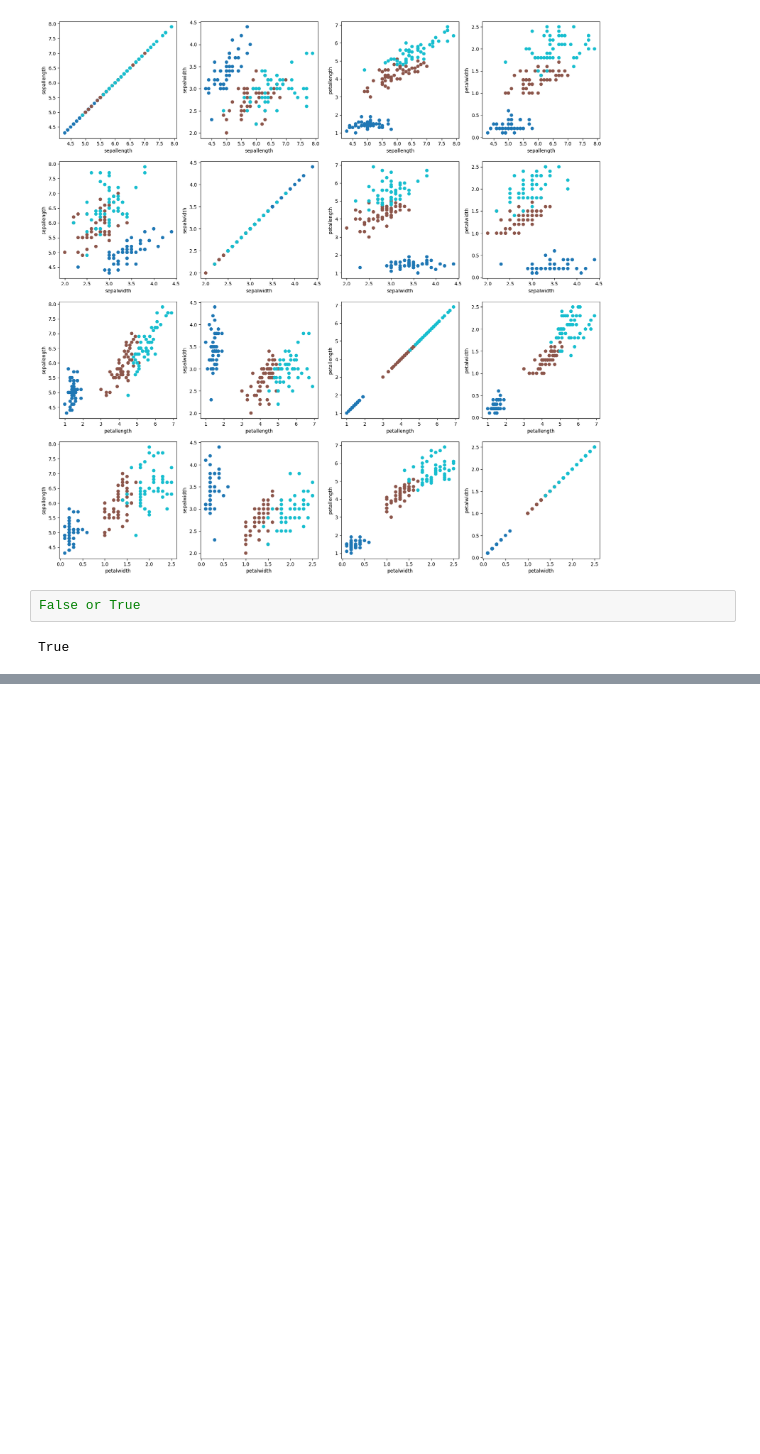
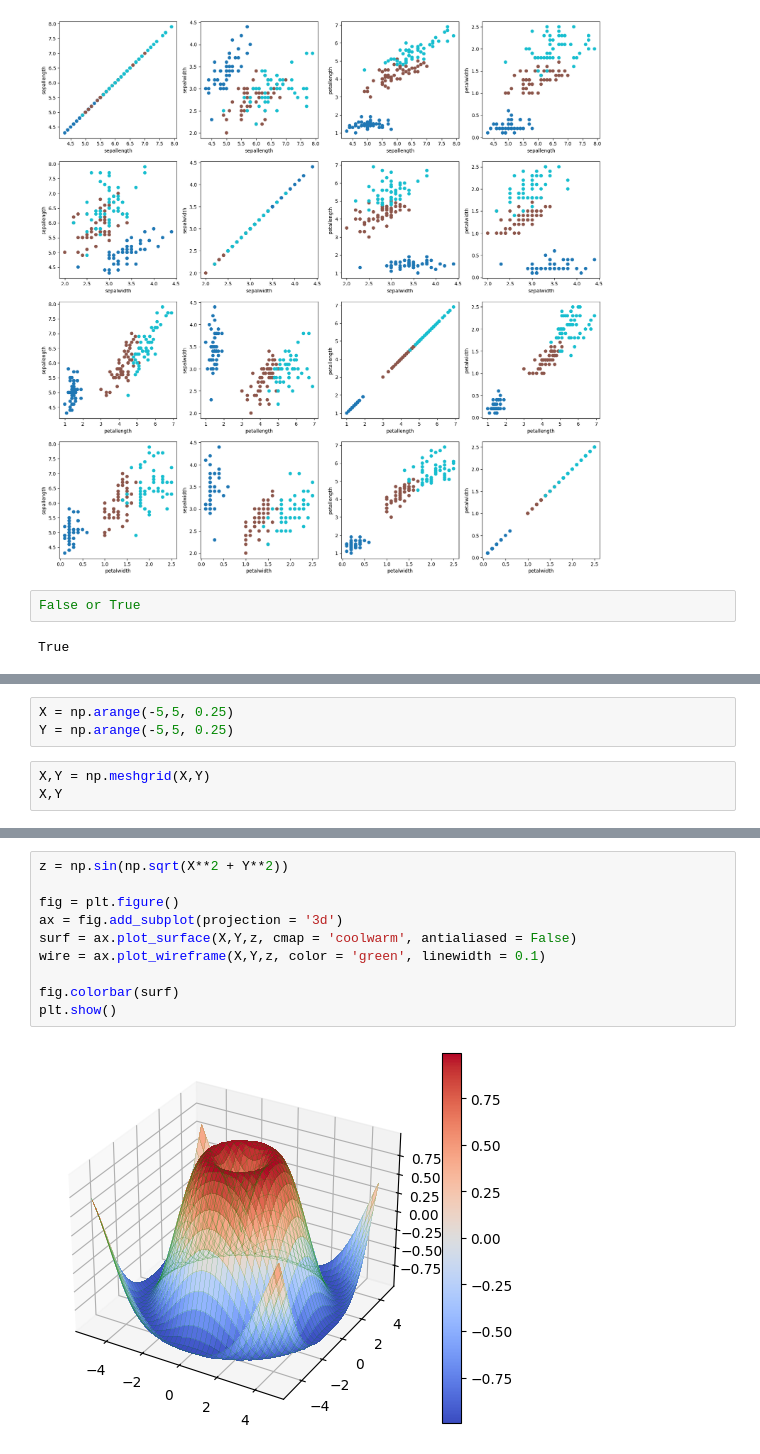
Before and after one commit to asdfrt159/DataScientist, a Jupyter notebook: Preprocessing/preprocess.ipynb, the cells around one changed output, grey strips where cells are left out. Drawn from its saved outputs; the diff is of its cells as text; blank space fills up the shorter version.

```diff
--- a/Preprocessing/preprocess.ipynb
+++ b/Preprocessing/preprocess.ipynb
@@ -221,0 +255,6 @@ True
+# %%
+X = np.arange(-5,5, 0.25)
+Y = np.arange(-5,5, 0.25)
+# %%
+X,Y = np.meshgrid(X,Y)
+X,Y
@@ -221,0 +276,12 @@ True
+# %%
+z = np.sin(np.sqrt(X**2 + Y**2))
+
+fig = plt.figure()
+ax = fig.add_subplot(projection = '3d')
+surf = ax.plot_surface(X,Y,z, cmap = 'coolwarm', antialiased = False)
+wire = ax.plot_wireframe(X,Y,z, color = 'green', linewidth = 0.1)
+
+fig.colorbar(surf)
+plt.show()
+# %% [output]
+[figure, added]
```
Also changed, not shown: parts of 95 cells of this notebook.
